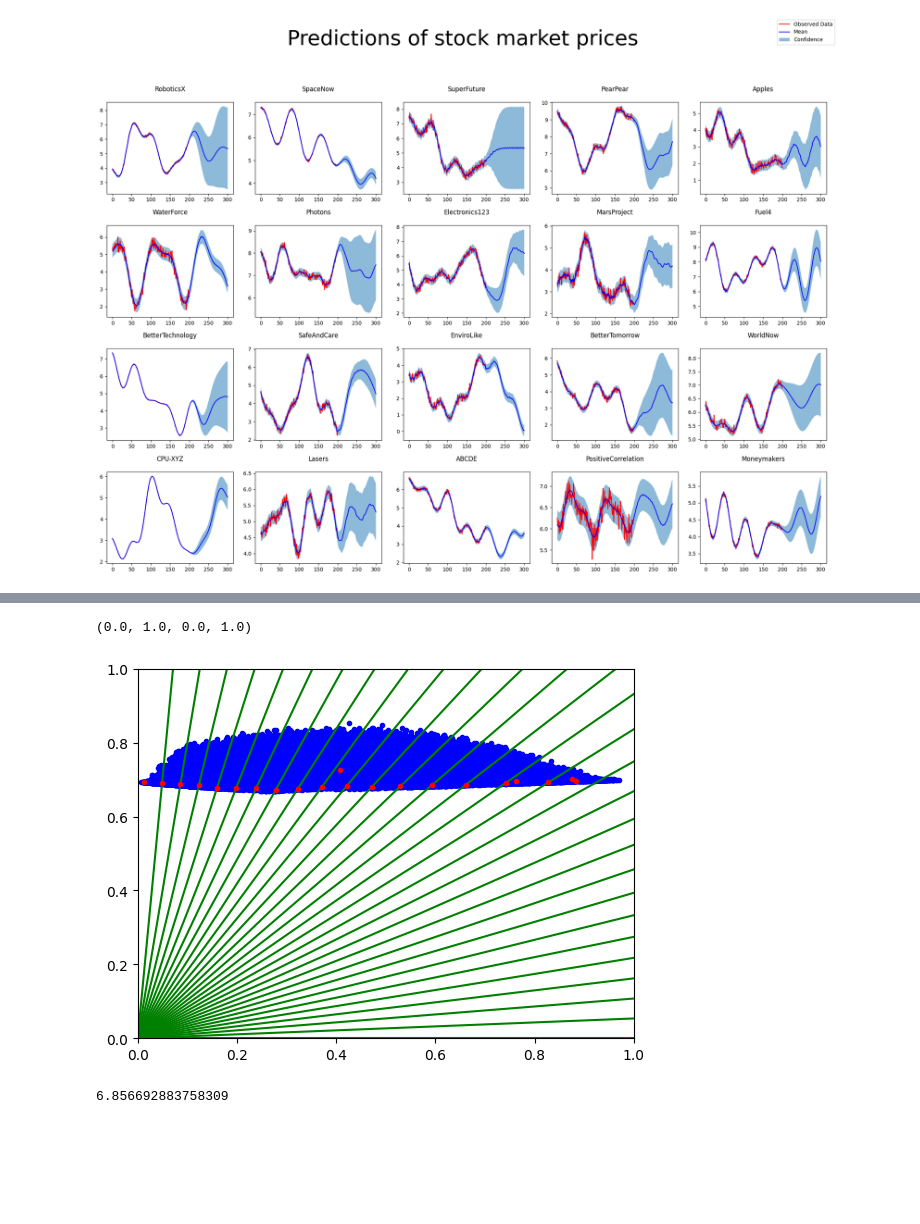
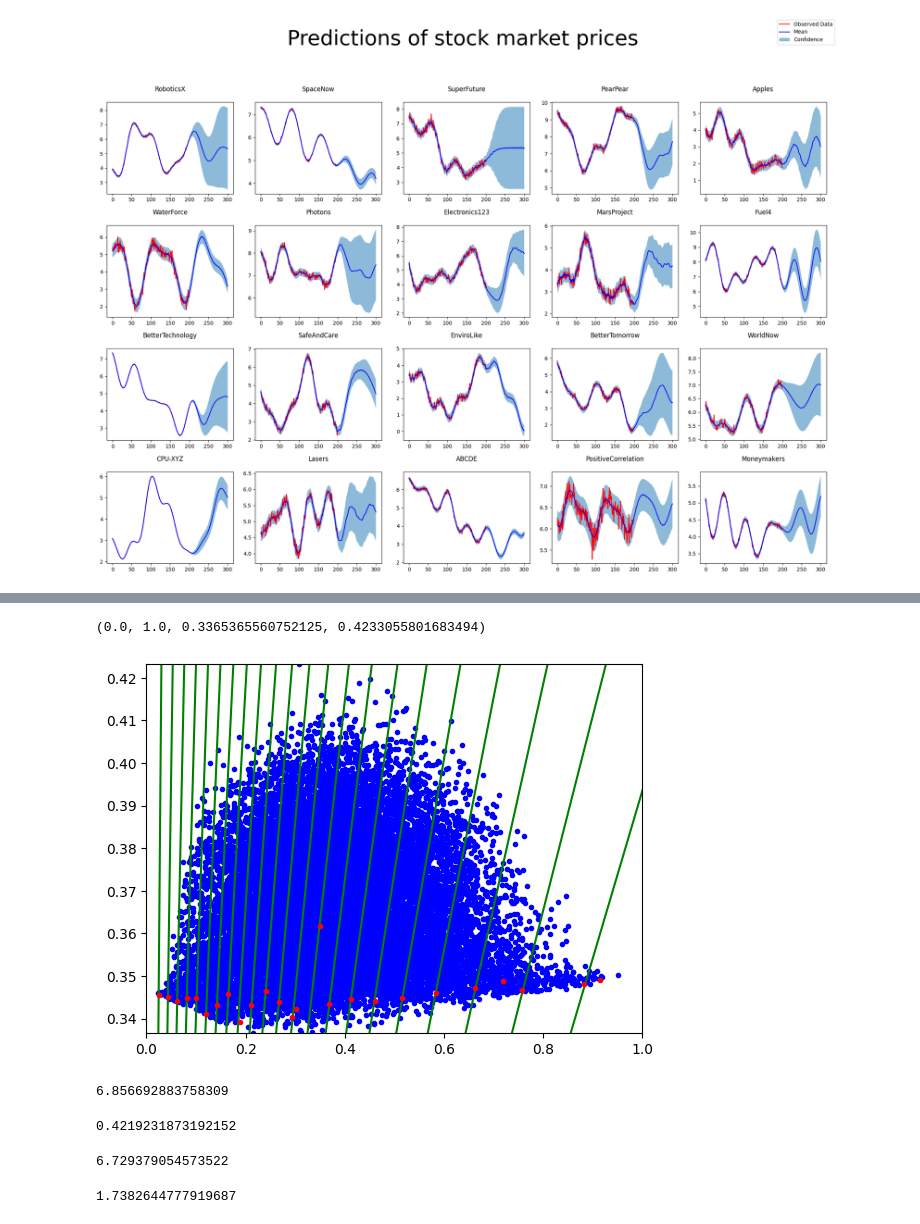
Before and after one commit to alessandro1802/moo, a Jupyter notebook: lab2.ipynb, the cells around one changed output, grey strips where cells are left out. Drawn from its saved outputs; the diff is of its cells as text; code cells hidden in the pictures; blank space fills up the shorter version.

Commit message:
risk normalisation

```diff
--- a/lab2.ipynb
+++ b/lab2.ipynb
@@ -27,7 +25,7 @@ min_return = min([i.increase for i in stock_data])
 for i in range(len(stock_data)): #to minimise
     stock_data[i].increase=((max_return-min_return)-(stock_data[i].increase-min_return))/(max_return-min_return)
 risk_matrix = getRiskMatrix(stock_data)
-risk_matrix+=np.min(risk_matrix)
+risk_matrix=((risk_matrix-np.min(risk_matrix))/(np.max(risk_matrix)-np.min(risk_matrix)))/len(stock_data)
 fig, axes = plt.subplots(4, 5, figsize=(20, 15))
 fig.tight_layout(h_pad=5)
 plt.subplots_adjust(top=0.85)
@@ -136,7 +134,8 @@ class MOEA_D():
     def calc_point(self, solution_weights) : # returns x,y
         return (
             sum([float(stock_data[j].increase) * solution_weights[j] for j in range(len(stock_data))]),
-            sum([sum(risk_matrix[j]) * solution_weights[j] for j in range(len(stock_data))])/10
+            sum([sum(risk_matrix[j]) * solution_weights[j] for j in range(len(stock_data))])
+
         )
 
 
@@ -201,28 +184,39 @@ print(math.tan(1.56))
 # %%
 population_size = 300
-num_iterations = 10000
+num_iterations = 1000
 num_objectives = 30
 num_neighbors = 5
 crossover_rate = 0.9
 mutation_rate = 0.1
 
 solver = MOEA_D(stock_data, population_size, num_iterations, num_objectives, num_neighbors, crossover_rate, mutation_rate)
 
 sol = solver.solve()
-# print(sol)
 points = np.array(list(sol[1]))
 old_points = np.array(list(sol[2]))
 straight = np.array(list(sol[3]))
 plt.plot(old_points[:,0],old_points[:,1],'b.')
 for i in straight[:-1]:
     plt.axline((0,0),(1,i), color='g')
 plt.plot(points[:,0],points[:,1],'r.')
-plt.axis([0,1,0,1])
+plt.axis([0,1,min(old_points[:,1]),max(old_points[:,1])])
 # %% [output]
-(0.0, 1.0, 0.0, 1.0)
+(0.0, 1.0, 0.3365365560752125, 0.4233055801683494)
-[figure, old version]
+[figure, new version]
 # %%
 min_return = min([i.increase for i in stock_data])
 min(old_points[:,1])
 # %% [output]
 6.856692883758309
+# %%
+max(old_points[:,1])
+# %% [output]
+0.4219231873192152
+# %%
+min(old_points[:,1])
+# %% [output]
+6.729379054573522
+# %%
+8.467643532365491-6.729379054573522
+# %% [output]
+1.7382644777919687
```
Also changed, not shown: parts of 3 cells of this notebook.
